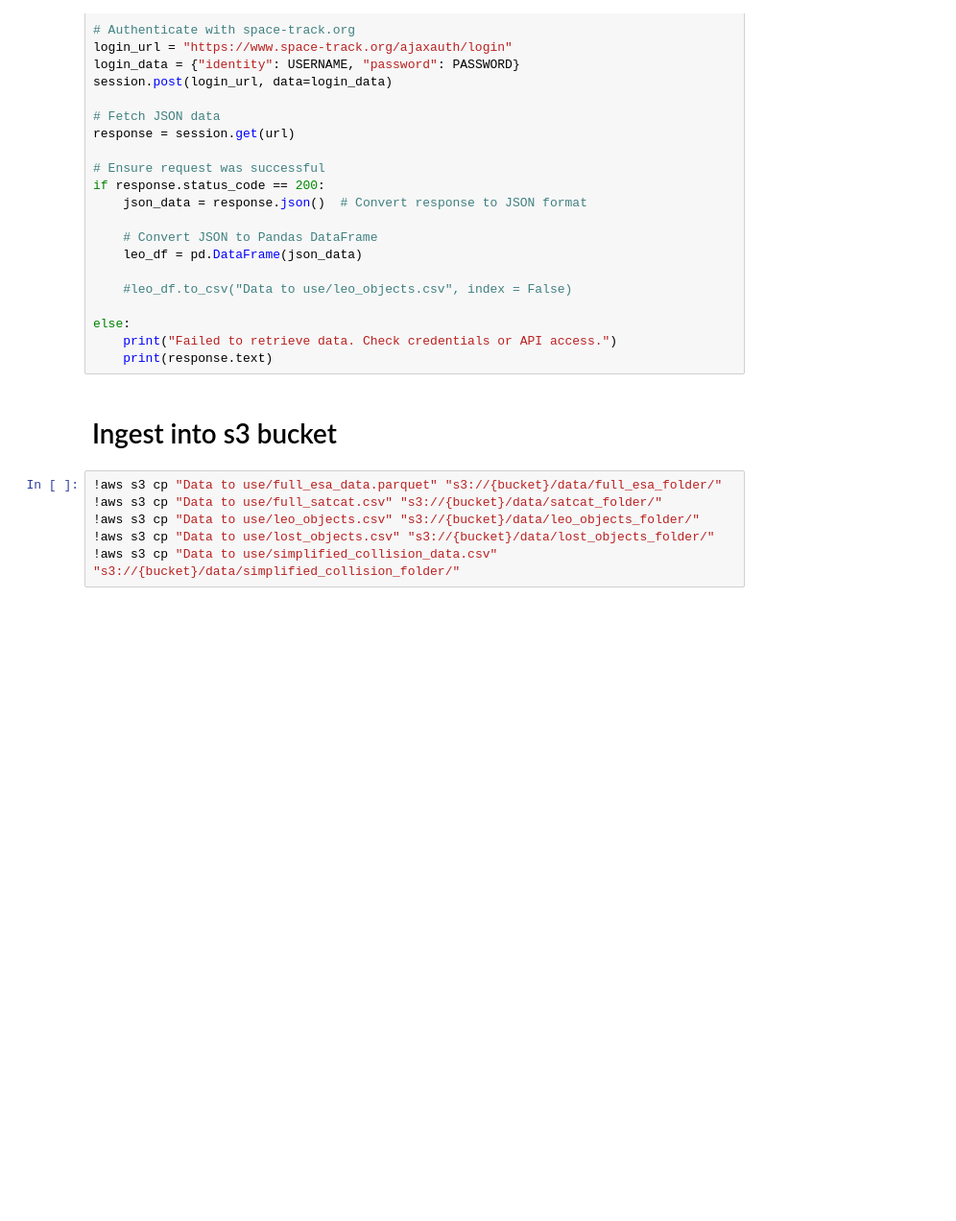
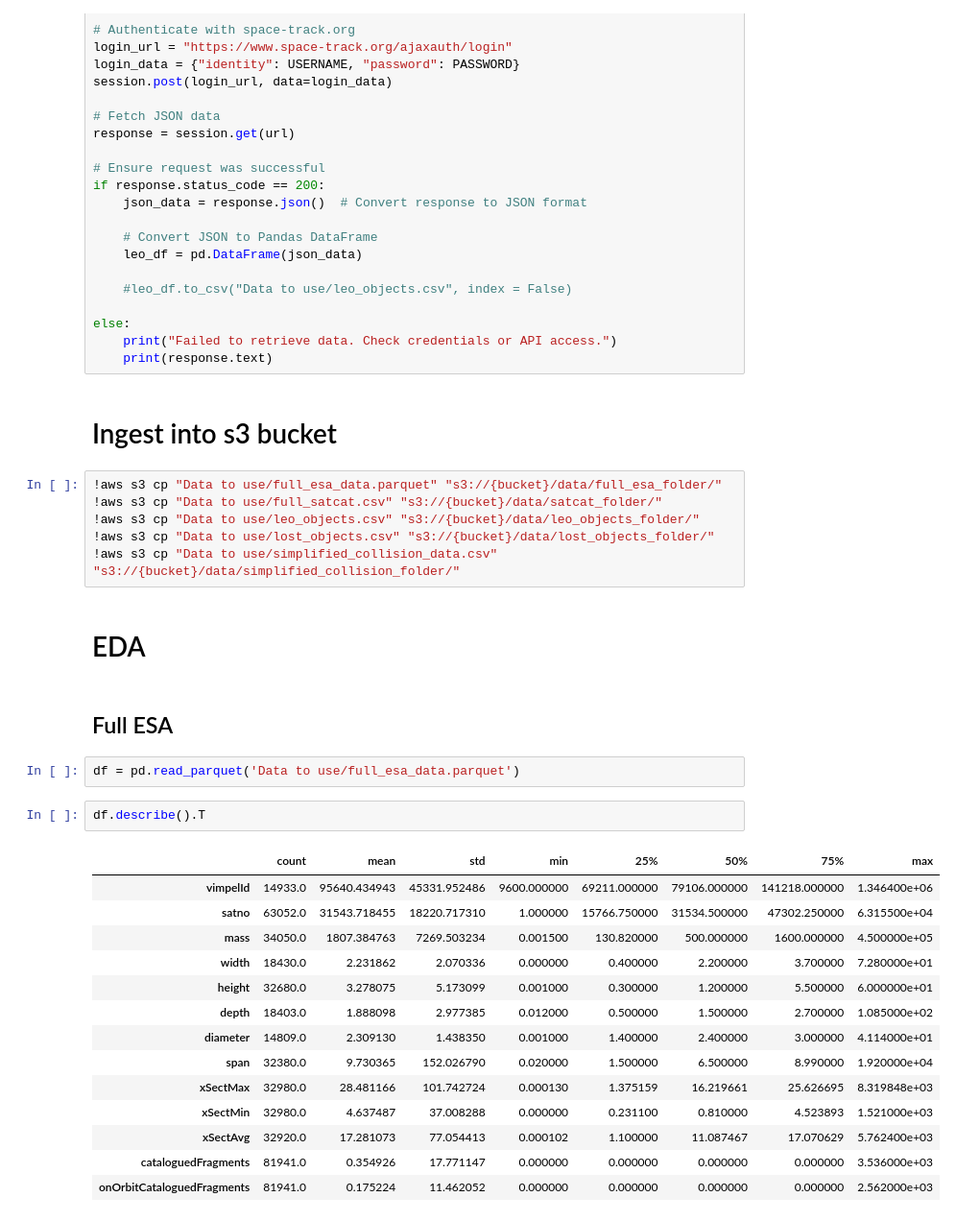
Before and after one commit to tkbarb10/ADS508-GroupProject, a Jupyter notebook: main.ipynb, the cells around one changed output. Shown: that part at 96% size. Cells and saved outputs as stored; diff of their text form; blank space fills up the shorter version.

```diff
--- a/main.ipynb
+++ b/main.ipynb
@@ -175,3 +179,26 @@ else:
 !aws s3 cp "Data to use/leo_objects.csv" "s3://{bucket}/data/leo_objects_folder/"
 !aws s3 cp "Data to use/lost_objects.csv" "s3://{bucket}/data/lost_objects_folder/"
 !aws s3 cp "Data to use/simplified_collision_data.csv" "s3://{bucket}/data/simplified_collision_folder/"
+# %% [markdown]
+# EDA
+# %% [markdown]
+## Full ESA
+# %%
+df = pd.read_parquet('Data to use/full_esa_data.parquet')
+# %%
+df.describe().T
+# %% [output]
+|  | count | mean | std | min | 25% | 50% | 75% | max |
+| vimpelId | 14933.0 | 95640.434943 | 45331.952486 | 9600.000000 | 69211.000000 | 79106.000000 | 141218.000000 | 1.346400e+06 |
+| satno | 63052.0 | 31543.718455 | 18220.717310 | 1.000000 | 15766.750000 | 31534.500000 | 47302.250000 | 6.315500e+04 |
+| mass | 34050.0 | 1807.384763 | 7269.503234 | 0.001500 | 130.820000 | 500.000000 | 1600.000000 | 4.500000e+05 |
+| width | 18430.0 | 2.231862 | 2.070336 | 0.000000 | 0.400000 | 2.200000 | 3.700000 | 7.280000e+01 |
+| height | 32680.0 | 3.278075 | 5.173099 | 0.001000 | 0.300000 | 1.200000 | 5.500000 | 6.000000e+01 |
+| depth | 18403.0 | 1.888098 | 2.977385 | 0.012000 | 0.500000 | 1.500000 | 2.700000 | 1.085000e+02 |
+| diameter | 14809.0 | 2.309130 | 1.438350 | 0.001000 | 1.400000 | 2.400000 | 3.000000 | 4.114000e+01 |
+| span | 32380.0 | 9.730365 | 152.026790 | 0.020000 | 1.500000 | 6.500000 | 8.990000 | 1.920000e+04 |
+| xSectMax | 32980.0 | 28.481166 | 101.742724 | 0.000130 | 1.375159 | 16.219661 | 25.626695 | 8.319848e+03 |
+| xSectMin | 32980.0 | 4.637487 | 37.008288 | 0.000000 | 0.231100 | 0.810000 | 4.523893 | 1.521000e+03 |
+| xSectAvg | 32920.0 | 17.281073 | 77.054413 | 0.000102 | 1.100000 | 11.087467 | 17.070629 | 5.762400e+03 |
+| cataloguedFragments | 81941.0 | 0.354926 | 17.771147 | 0.000000 | 0.000000 | 0.000000 | 0.000000 | 3.536000e+03 |
+| onOrbitCataloguedFragments | 81941.0 | 0.175224 | 11.462052 | 0.000000 | 0.000000 | 0.000000 | 0.000000 | 2.562000e+03 |
```
Also changed, not shown: parts of 13 cells of this notebook, 1 other file.
